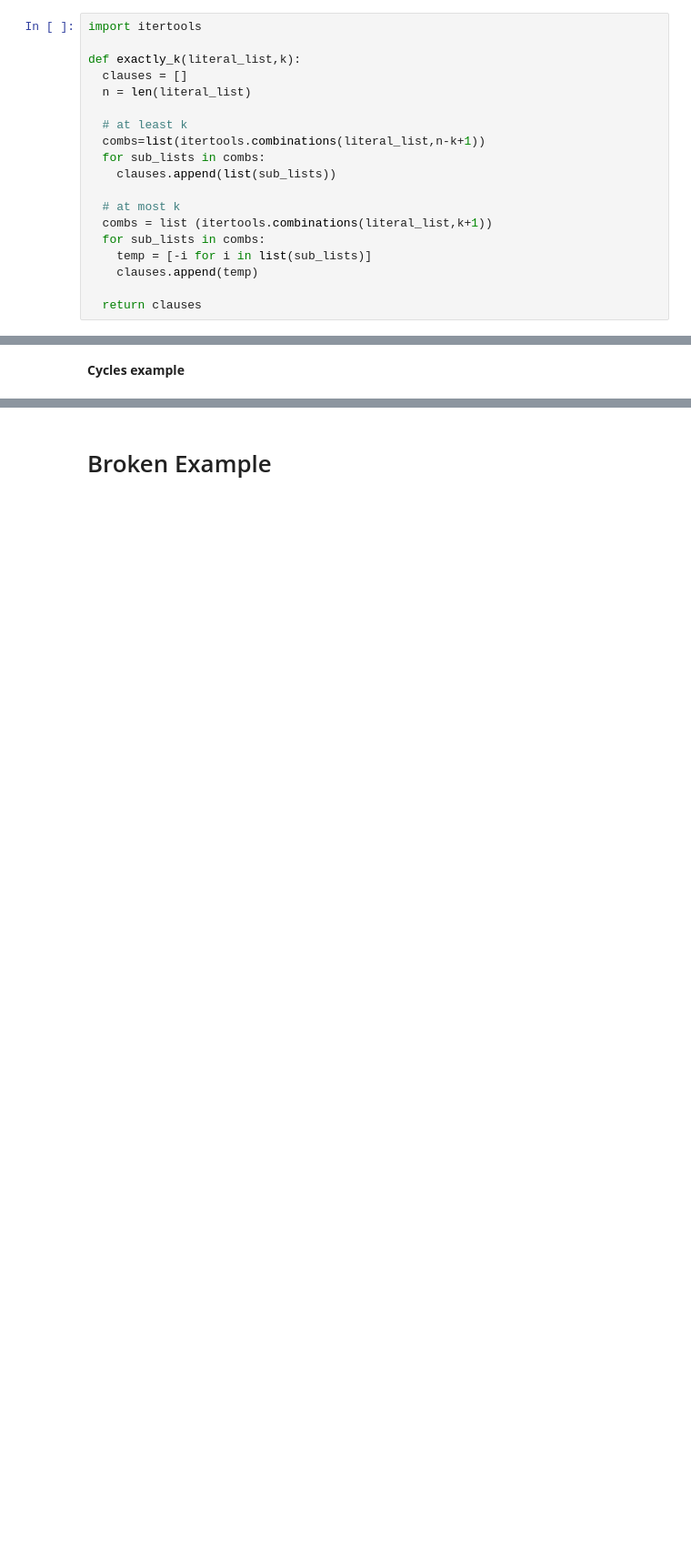
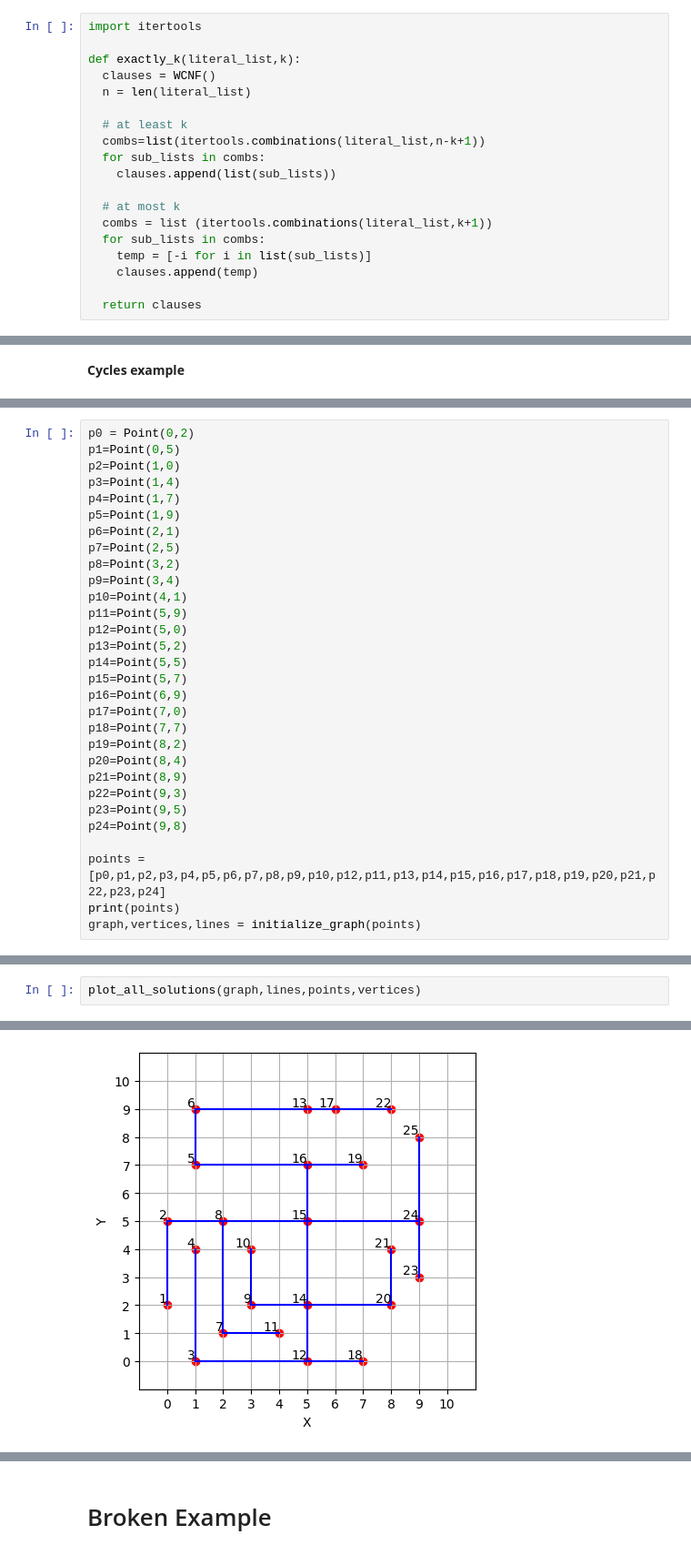
Before and after one commit to saso-gatto/Yashi-Game, a Jupyter notebook: KN_YashiGame.ipynb, the cells around one changed output, grey strips where cells are left out. Shown at 91% size. Saved outputs shown, nothing was run; the diff lists cells and outputs as text; blank space fills up the shorter version.

```diff
--- a/KN_YashiGame.ipynb
+++ b/KN_YashiGame.ipynb
@@ -685,7 +494,7 @@ To express the possible combination I'll use the method combinations of itertool
 import itertools
 
 def exactly_k(literal_list,k):
-  clauses = []
+  clauses = WCNF()
   n = len(literal_list)
 
   # at least k
@@ -1451,0 +1124,30 @@ Model_lines: {1: ((1,1),(1,4)), 2: ((1,1),(4,1)), 4: ((1,7),(4,7)), 6: ((4,4),(4
+# %%
+p0 = Point(0,2)
+p1=Point(0,5)
+p2=Point(1,0)
+p3=Point(1,4)
+p4=Point(1,7)
+p5=Point(1,9)
+p6=Point(2,1)
+p7=Point(2,5)
+p8=Point(3,2)
+p9=Point(3,4)
+p10=Point(4,1)
+p11=Point(5,9)
+p12=Point(5,0)
+p13=Point(5,2)
+p14=Point(5,5)
+p15=Point(5,7)
+p16=Point(6,9)
+p17=Point(7,0)
+p18=Point(7,7)
+p19=Point(8,2)
+p20=Point(8,4)
+p21=Point(8,9)
+p22=Point(9,3)
+p23=Point(9,5)
+p24=Point(9,8)
+
+points = [p0,p1,p2,p3,p4,p5,p6,p7,p8,p9,p10,p12,p11,p13,p14,p15,p16,p17,p18,p19,p20,p21,p22,p23,p24]
+print(points)
+graph,vertices,lines = initialize_graph(points)
@@ -1451,0 +1174,3 @@ Model_lines: {1: ((1,1),(1,4)), 2: ((1,1),(4,1)), 4: ((1,7),(4,7)), 6: ((4,4),(4
+# %%
+plot_all_solutions(graph,lines,points,vertices)
+# %% [output]
@@ -1451,0 +1186 @@ Model_lines: {1: ((1,1),(1,4)), 2: ((1,1),(4,1)), 4: ((1,7),(4,7)), 6: ((4,4),(4
+[figure, added]
```
Also changed, not shown: parts of 106 cells of this notebook.
